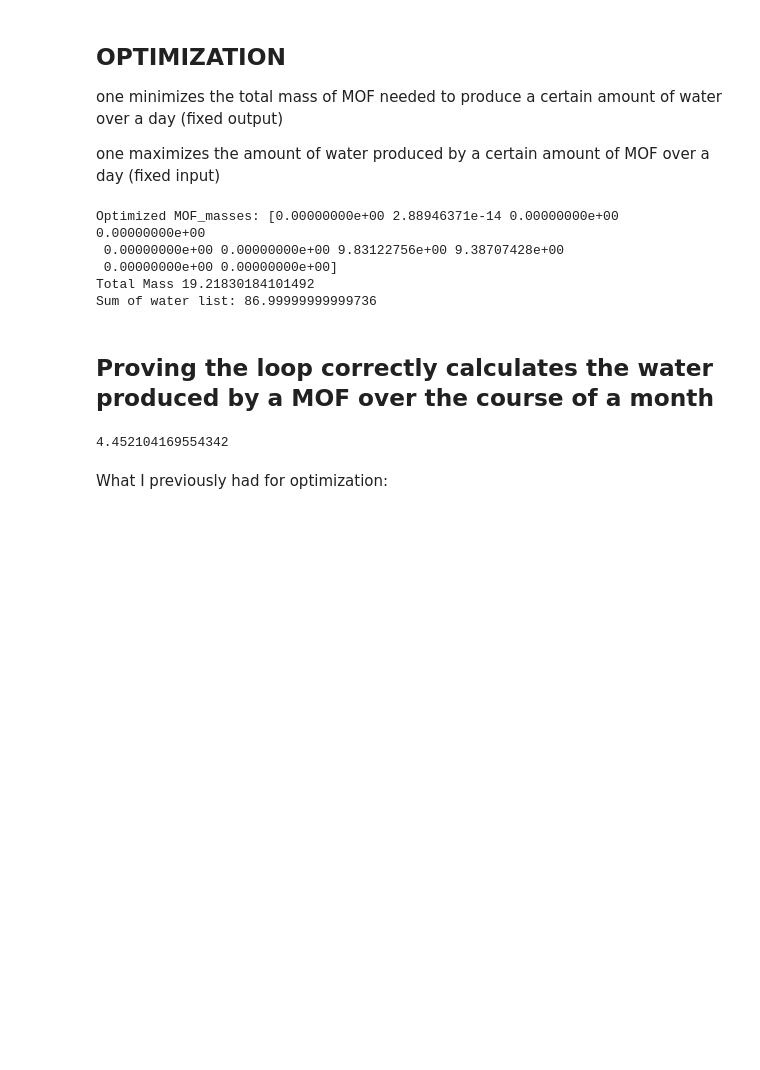
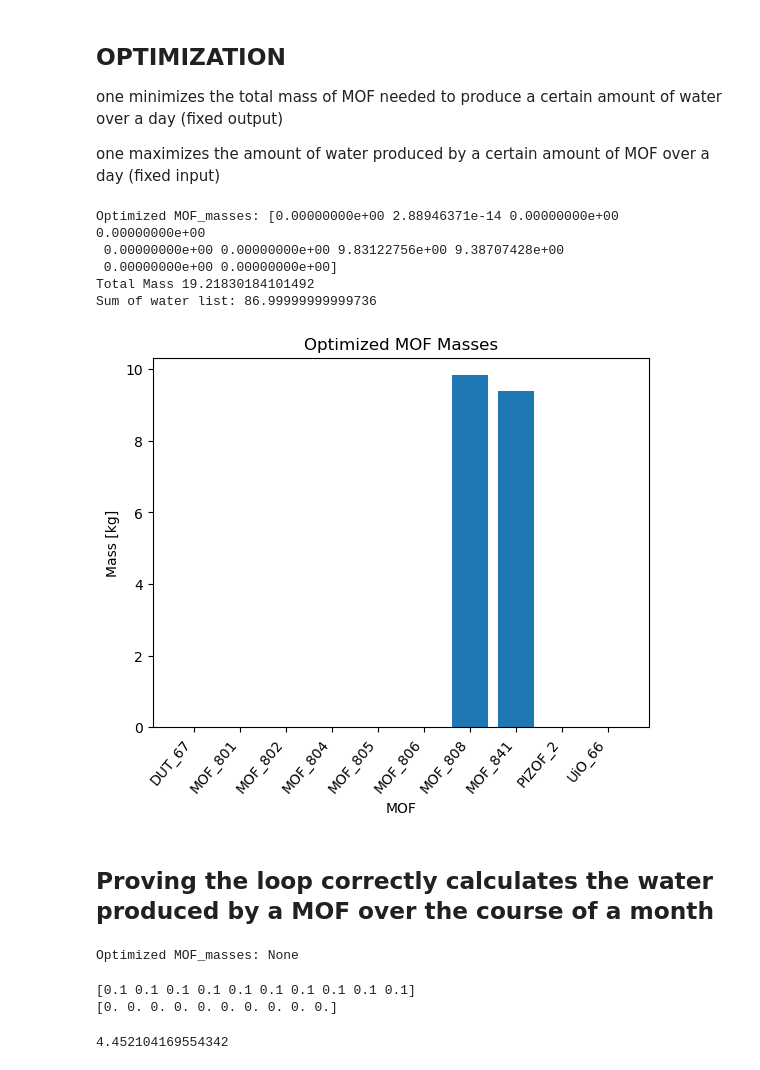
Before and after one commit to SimonEnsemble/water_harvesting, a Jupyter notebook: Polanyi_calculation_general.ipynb, the cells around one changed output. Drawn from its saved outputs; the diff is of its cells as text; code cells hidden in the pictures; blank space fills up the shorter version.

```diff
--- a/Polanyi_calculation_general.ipynb
+++ b/Polanyi_calculation_general.ipynb
@@ -446,7 +448,7 @@ rate_list = [0] * len(MOFs)
 MOF_masses = [0.1] * len(MOFs)
 water_list = [0] * len(MOFs)
 
-def Optimize_MOF(date1,date2):
+def Optimize_MOF_v1(date1,date2):
 
     date1 = pd.to_datetime(date1)
     date2 = pd.to_datetime(date2)
@@ -479,37 +481,99 @@ def Optimize_MOF(date1,date2):
         water_list = calculate_water_list(masses, rate_list)
         return np.sum(water_list) - 3*delta
 
     # Initial guess for MOF_masses
     initial_guess = MOF_masses
 
     # Bounds for each mass (must be greater than 0)
     bounds = [(0, None) for _ in initial_guess]
 
     # Constraints dictionary
     constraints = {'type': 'eq', 'fun': constraint}
 
     # Perform the optimization
     result = minimize(objective, initial_guess, bounds=bounds, constraints=constraints)
 
     # Optimized MOF_masses
     optimized_masses = result.x
     water_list = calculate_water_list(optimized_masses, rate_list)
 
     print("Optimized MOF_masses:", optimized_masses)
     print("Total Mass", np.sum(optimized_masses))
     print("Sum of water list:", np.sum(water_list))
 
-    #create a bar graph of the optimized masses
+    plt.bar(MOFs, optimized_masses)
+    plt.xlabel('MOF')
+    plt.xticks(rotation=50, ha='right')
 
-Optimize_MOF('6/1/2024','6/30/2024')
+    plt.ylabel('Mass [kg]')
+    plt.title('Optimized MOF Masses')
+
+Optimize_MOF_v1('6/1/2024','6/30/2024')
 # %% [output]
 Optimized MOF_masses: [0.00000000e+00 2.88946371e-14 0.00000000e+00 0.00000000e+00
  0.00000000e+00 0.00000000e+00 9.83122756e+00 9.38707428e+00
  0.00000000e+00 0.00000000e+00]
 Total Mass 19.21830184101492
 Sum of water list: 86.99999999999736
+[figure, added]
 # %% [markdown]
 ## Proving the loop correctly calculates the water produced by a MOF over the course of a month
+# %%
+'''Attempt with scipy.optimize.linprog instead of optimize.minimize'''
+
+
+rate_list = np.array([0] * len(MOFs))
+MOF_masses = np.array([0.1] * len(MOFs))
+
+def Optimize_MOF_v2(date1,date2):
+
+    date1 = pd.to_datetime(date1)
+    date2 = pd.to_datetime(date2)
+    delta = date2 - date1
+    delta = delta.days
+
+    day_list = [date1 + pd.DateOffset(days=x) for x in range(delta+1)]
+    day_list = [day.strftime('%#m/%#d/%Y') for day in day_list]
+
+    for day in range(len(day_list)):
+        for MOF in range(len(MOFs)):
+            rate_list[MOF] += calculate_daily_ads(day_list[day], MOFs[MOF], data_temperatures[MOF])
+
+
+    def minimize_mof_masses(MOF_masses, rate_list, delta):
+        # Calculate water_array as the product of MOF_masses and rate_list
+        water_array = np.multiply(MOF_masses, rate_list)
+
+        # Objective function: minimize the MOF_masses
+        c = np.ones(len(MOF_masses))
+
+        # Equality constraint: MOF_masses * rate_list = water_array
+        # And sum(water_array) = 3 * delta
+        A_eq = np.array([water_array])
+        b_eq = np.array([3 * delta])
+
+        # Bounds: Assume all MOF_masses should be non-negative
+        bounds = [(0, None) for _ in MOF_masses]
+
+        # Solve the linear programming problem
+        result = linprog(c, A_eq=A_eq, b_eq=b_eq, bounds=bounds, method='highs')
+
+        optimized_masses = result.x
+        return optimized_masses
+
+
+    optimized_masses = minimize_mof_masses(MOF_masses, rate_list, delta)
+    print("Optimized MOF_masses:", optimized_masses)
+
+Optimize_MOF_v2('6/1/2024','6/30/2024')
+# %% [output]
+Optimized MOF_masses: None
+# %%
+print(MOF_masses)
+print(water_list)
+# %% [output]
+[0.1 0.1 0.1 0.1 0.1 0.1 0.1 0.1 0.1 0.1]
+[0. 0. 0. 0. 0. 0. 0. 0. 0. 0.]
 # %%
 water_801 = 0
 
@@ -528,5 +592,3 @@ for day in range(len(day_list)):
 water_801
 # %% [output]
 4.452104169554342
-# %% [markdown]
-What I previously had for optimization:
```
Also changed, not shown: parts of 4 cells of this notebook.
